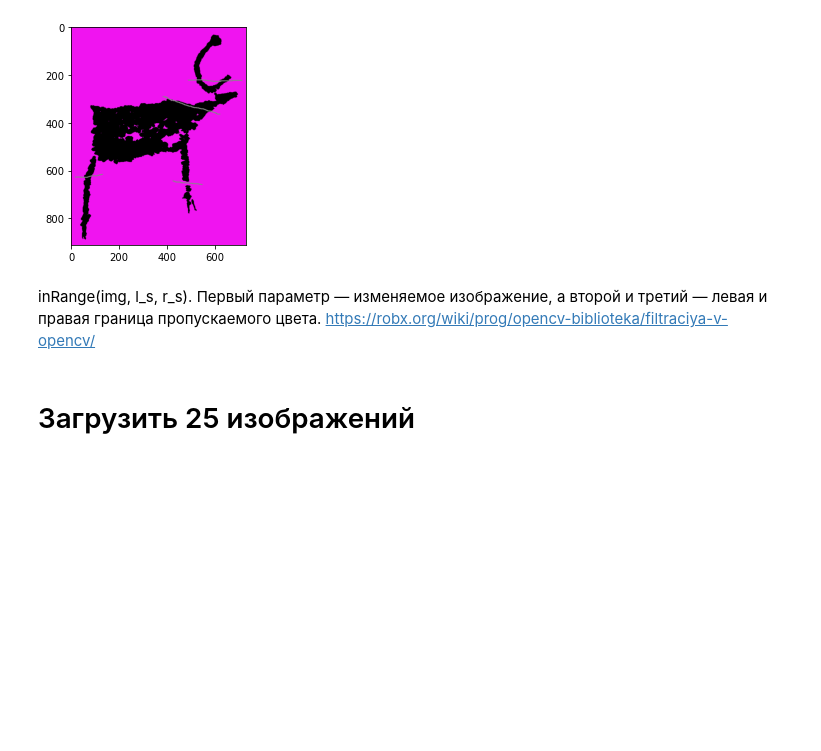
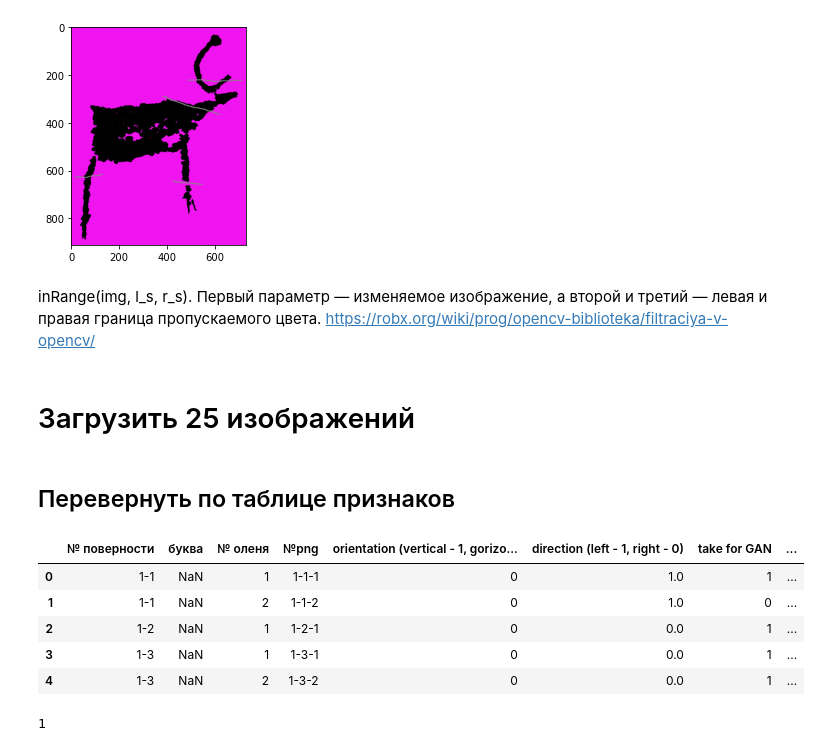
Before and after one commit to MarusyaS/petroglyphs, a Jupyter notebook: Image_adjustment.ipynb, the cells around one changed output. Drawn from its saved outputs; the diff is of its cells as text; code cells hidden in the pictures; blank space fills up the shorter version.

```diff
--- a/Image_adjustment.ipynb
+++ b/Image_adjustment.ipynb
@@ -251,3 +254,17 @@ faces = load_faces(directory, 25)
 print('Loaded: ', faces.shape)
 # plot faces
 plot_faces(faces, 5)
+# %% [markdown]
+## Перевернуть по таблице признаков
+# %%
+import pandas as pd
+deers = pd.read_csv('/mnt/c/Users/Maria/Documents/DH/petroglyphs/deer_table.csv', encoding = "utf-8")
+
+deers.head()
+# %% [output]
+|  | № поверности | буква | № оленя | №png | orientation (vertical - 1, gorizo... | direction (left - 1, right - 0) | take for GAN | ... |
+| 0 | 1-1 | NaN | 1 | 1-1-1 | 0 | 1.0 | 1 | ... |
+| 1 | 1-1 | NaN | 2 | 1-1-2 | 0 | 1.0 | 0 | ... |
+| 2 | 1-2 | NaN | 1 | 1-2-1 | 0 | 0.0 | 1 | ... |
+| 3 | 1-3 | NaN | 1 | 1-3-1 | 0 | 0.0 | 1 | ... |
+| 4 | 1-3 | NaN | 2 | 1-3-2 | 0 | 0.0 | 1 | ... |
@@ -253,0 +277,5 @@ plot_faces(faces, 5)
+# %%
+#new_deers.head()
+new_deers.loc[0, 'take']
+# %% [output]
+1
```
Also changed, not shown: parts of 9 cells of this notebook.
